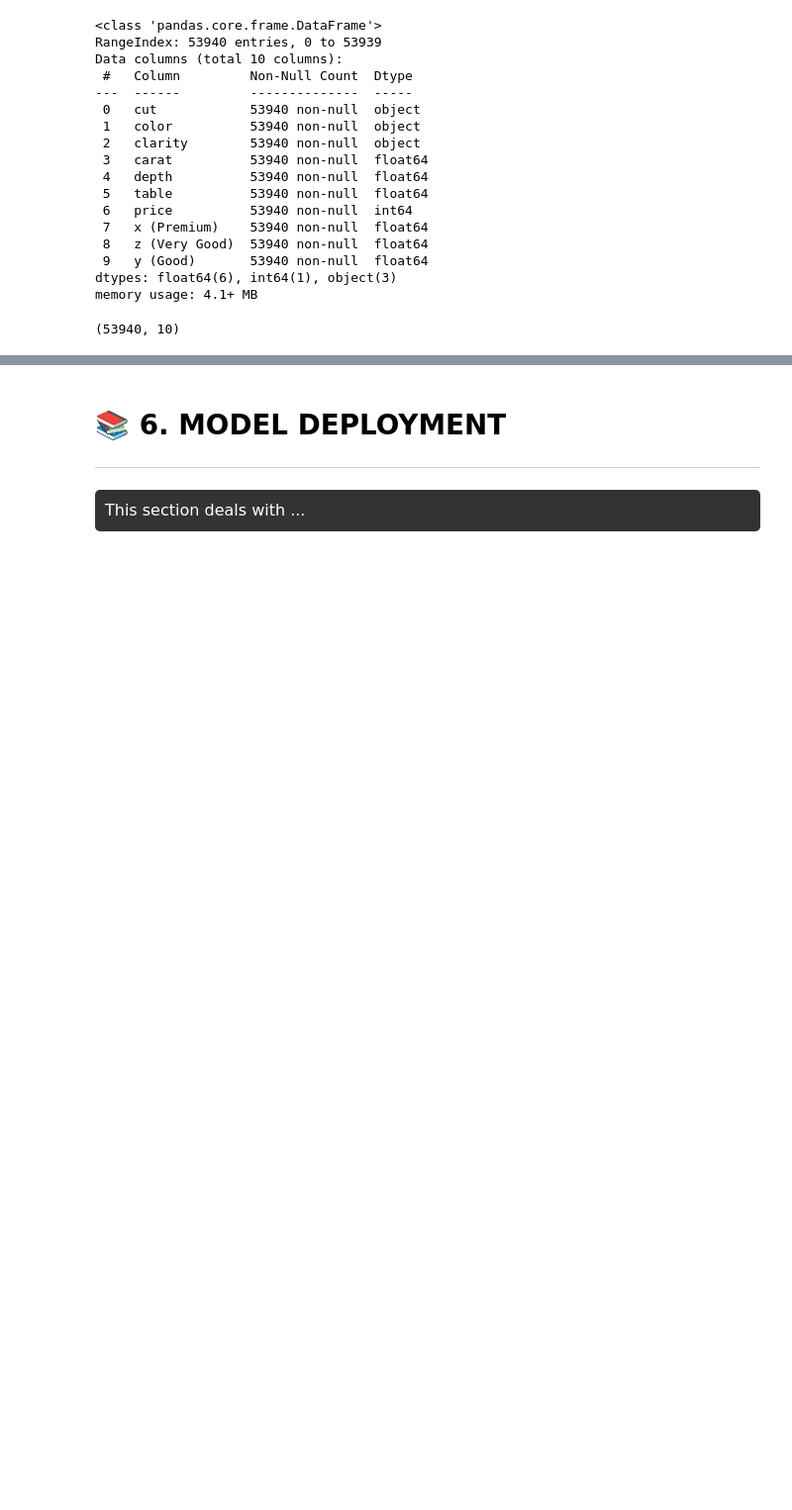
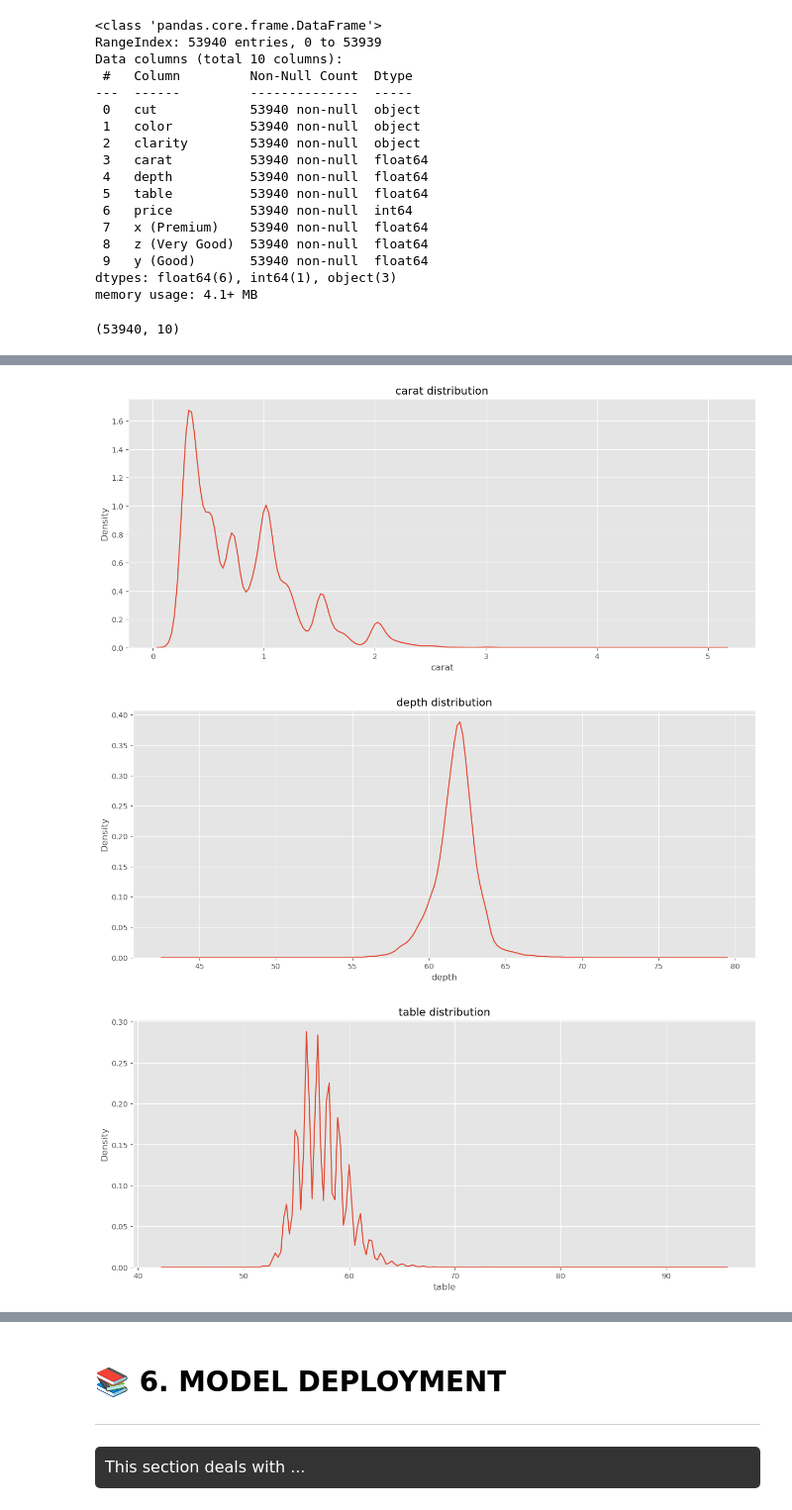
Before and after one commit to TeslimAdeyanju/4-Portfolio-SDS-CP023-diamond-price-predictor, a Jupyter notebook: Teslim-diamond-price-predictor-.ipynb, the cells around one changed output, grey strips where cells are left out. Shown at 99% size. Saved outputs shown, nothing was run; the diff lists cells and outputs as text; code cells hidden in the pictures; blank space fills up the shorter version.

```diff
--- a/Teslim-diamond-price-predictor-.ipynb
+++ b/Teslim-diamond-price-predictor-.ipynb
@@ -37,6 +37,7 @@ import numpy as np
 import pandas as pd
 import matplotlib.pyplot as plt
 import seaborn as sns
+plt.style.use('ggplot')
 from sklearn.preprocessing import PolynomialFeatures
 from sklearn.linear_model import LinearRegression
 from sklearn.metrics import r2_score
@@ -98,10 +99,9 @@ df.shape
 # %%
 # rename the columns
 df.rename(columns={
-    'x (Premium)':'premium_quality',
-    'z (Very Good)':'very_good_quality',
-    'y (Good)':'good_quality',
-    }, inplace=True)
+    'x (Premium)':'x',
+    'y (Good)':'y',
+    'z (Very Good)':'z'}, inplace=True)
 # %%
 # check the convert the data types of the columns
 df.columns.to_list()
@@ -278,0 +125,3 @@ This section deals with ...
+# %%
+numerical_columns = df.select_dtypes(include=['number']).columns.tolist()
+categorical_columns = df.select_dtypes(include=['object']).columns.tolist()
@@ -278,0 +162,11 @@ This section deals with ...
+# %%
+# plotting the  kde for the numerical columns
+for col in numerical_columns:
+    plt.figure(figsize=(15,6), dpi=100, facecolor='w', edgecolor='k')
+    sns.kdeplot(df[col])
+    plt.title(f'{col} distribution')
+    plt.show()
+# %% [output]
+[figure, added]
+[figure, added]
+[figure, added]
```
Also changed, not shown: parts of 48 cells of this notebook, 1 other file.
